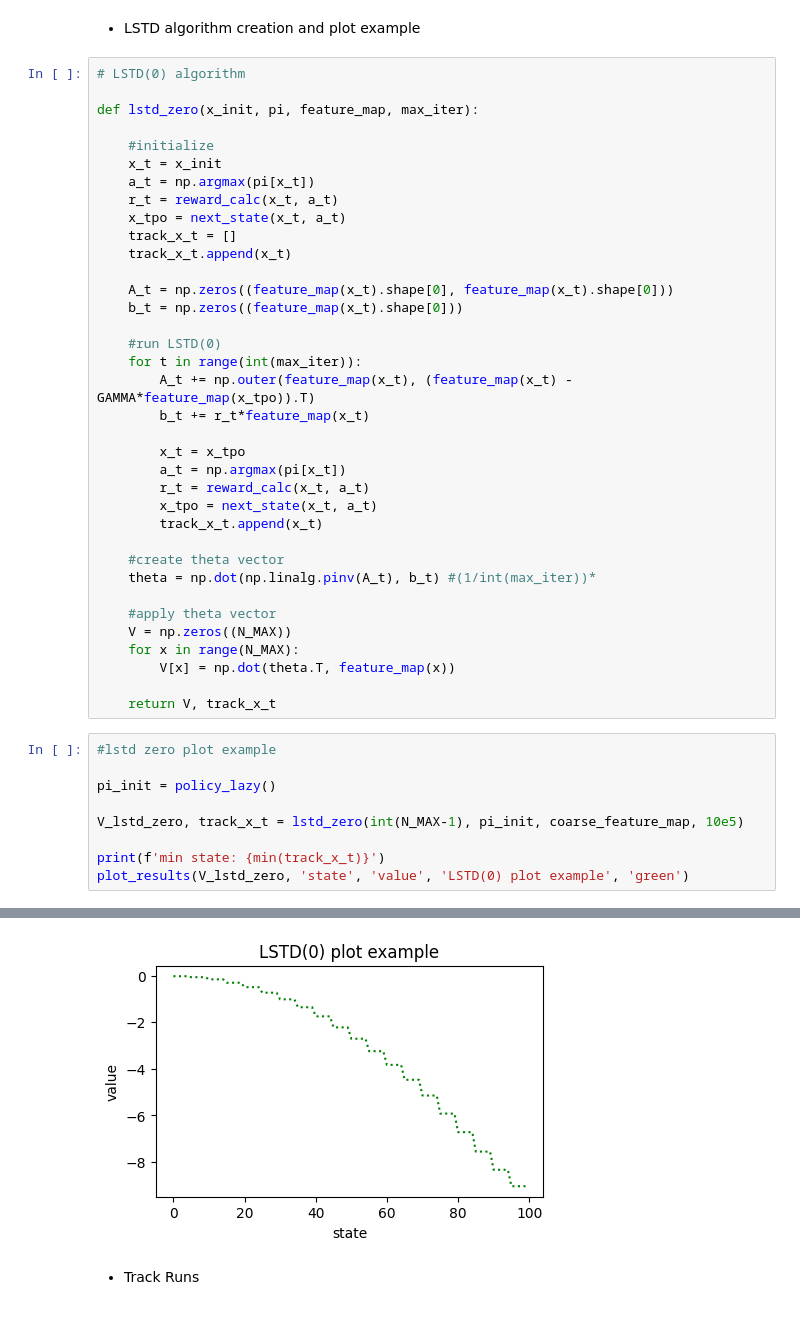
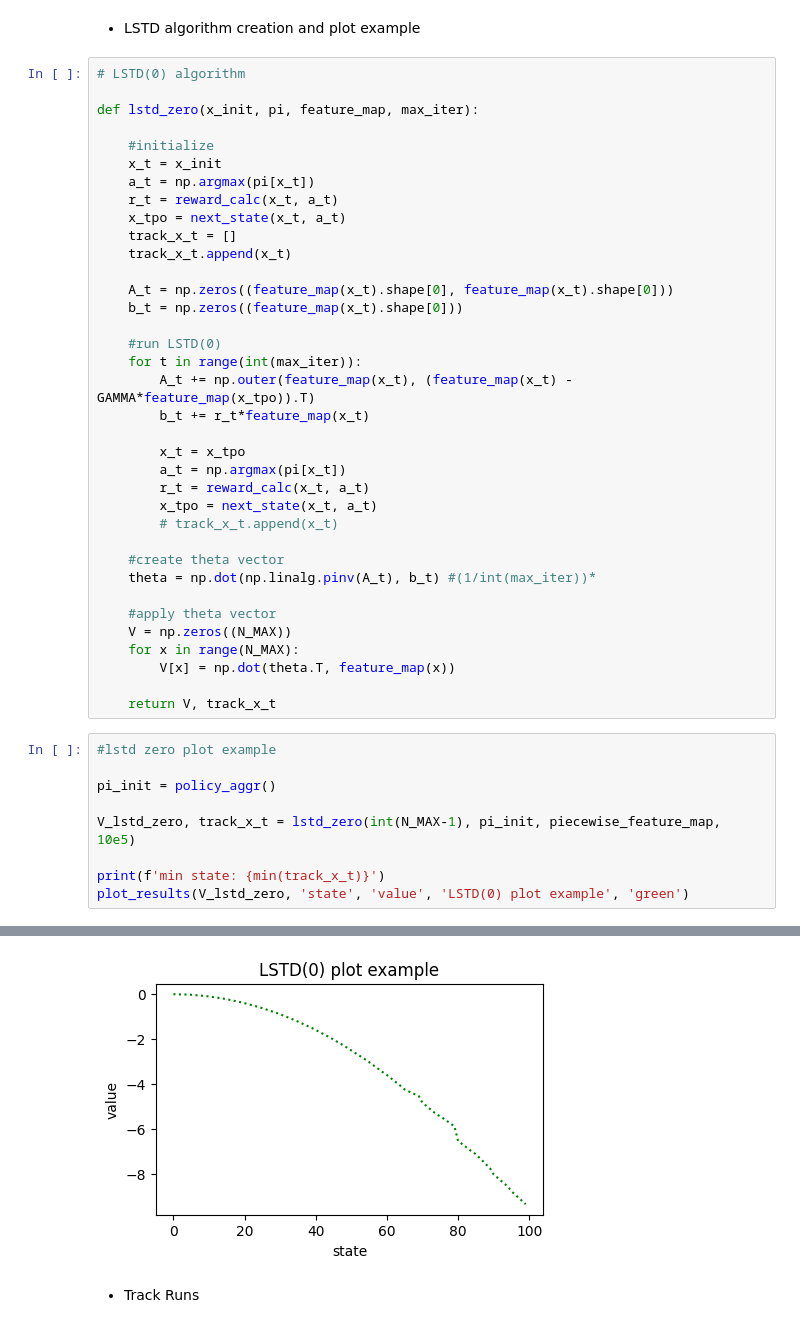
Before and after one commit to claricemottet/RL_HW, a Jupyter notebook: RL_HW2_MottetC.ipynb, the cells around one changed output, grey strips where cells are left out. Drawn from its saved outputs; the diff is of its cells as text.

```diff
--- a/RL_HW2_MottetC.ipynb
+++ b/RL_HW2_MottetC.ipynb
@@ -350,7 +350,7 @@ def lstd_zero(x_init, pi, feature_map, max_iter):
         a_t = np.argmax(pi[x_t])
         r_t = reward_calc(x_t, a_t)
         x_tpo = next_state(x_t, a_t)
-        track_x_t.append(x_t)
+        # track_x_t.append(x_t)
 
     #create theta vector
     theta = np.dot(np.linalg.pinv(A_t), b_t) #(1/int(max_iter))*
@@ -364,9 +364,9 @@ def lstd_zero(x_init, pi, feature_map, max_iter):
 # %%
 #lstd zero plot example
 
-pi_init = policy_lazy()
+pi_init = policy_aggr()
 
-V_lstd_zero, track_x_t = lstd_zero(int(N_MAX-1), pi_init, coarse_feature_map, 10e5)
+V_lstd_zero, track_x_t = lstd_zero(int(N_MAX-1), pi_init, piecewise_feature_map, 10e5)
 
 print(f'min state: {min(track_x_t)}')
 plot_results(V_lstd_zero, 'state', 'value', 'LSTD(0) plot example', 'green')
@@ -375,4 +375,4 @@ min state: 0
-[figure, old version]
+[figure, new version]
 # %% [markdown]
 - Track Runs
 # %%
```
Also changed, not shown: parts of 7 cells of this notebook, 2 other files.
